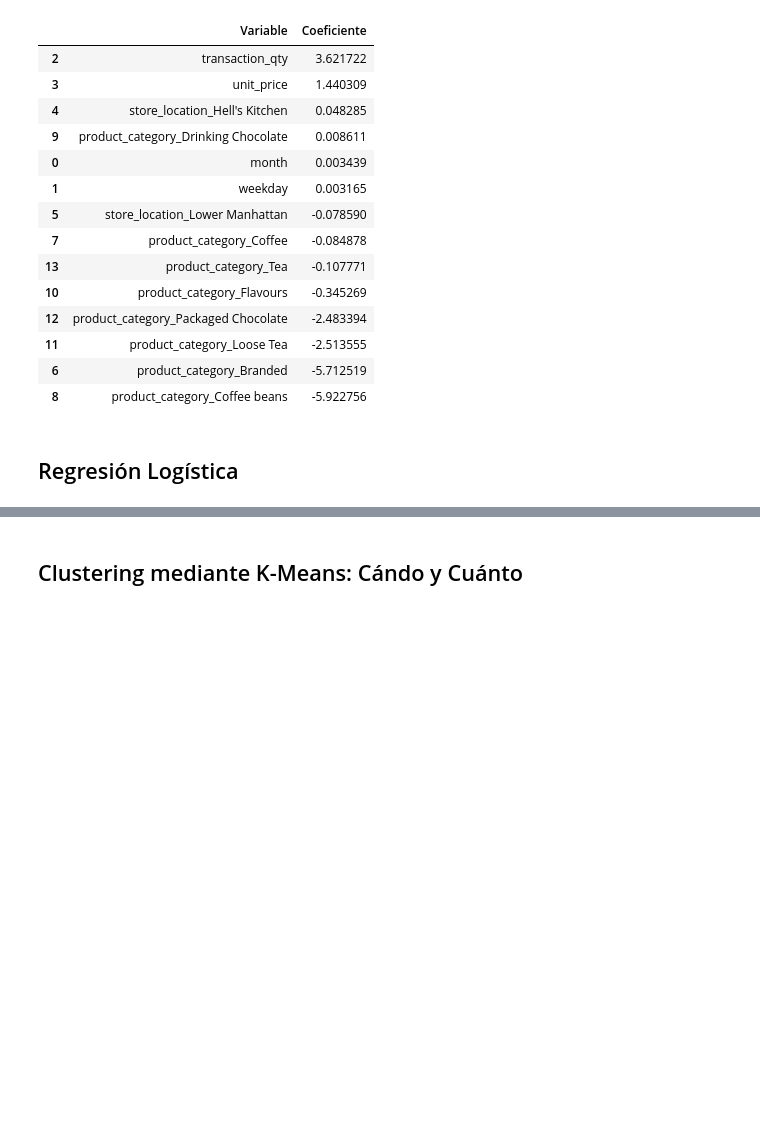
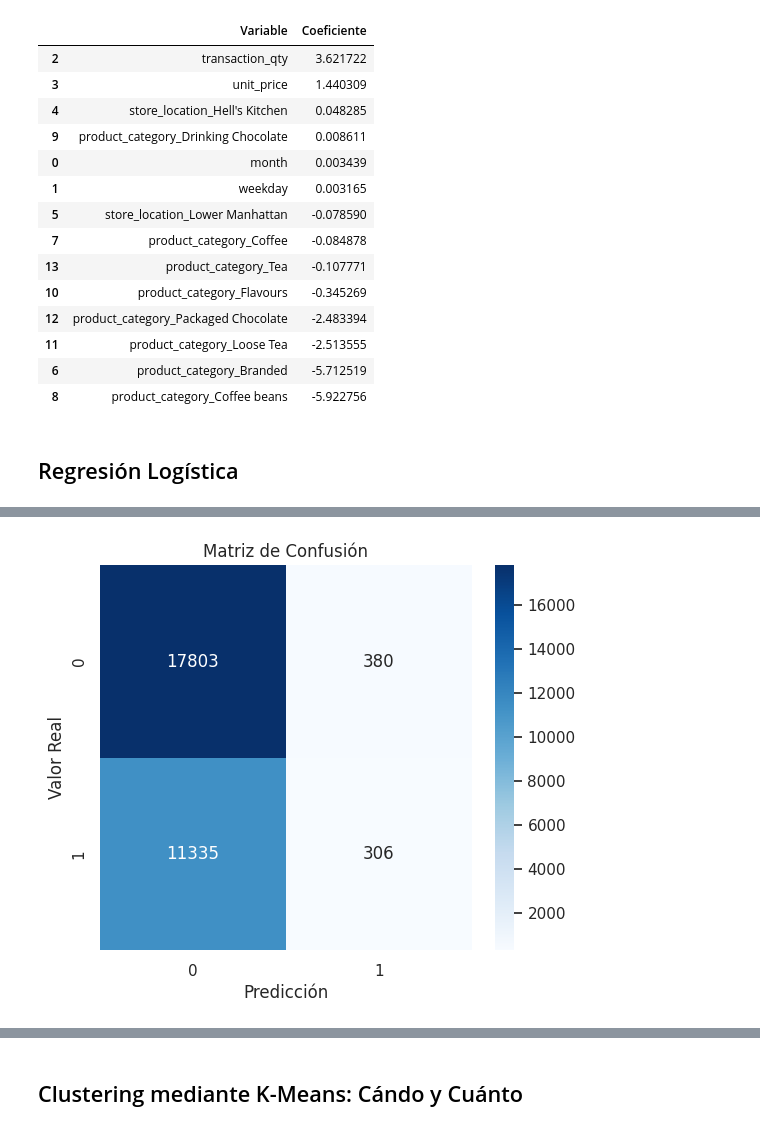
Before and after one commit to EliasHernandezBar/Proyecto-Final, a Jupyter notebook: Proyecto_Integrador.ipynb, the cells around one changed output, grey strips where cells are left out. Drawn from its saved outputs; the diff is of its cells as text; code cells hidden in the pictures; blank space fills up the shorter version.

```diff
--- a/Proyecto_Integrador.ipynb
+++ b/Proyecto_Integrador.ipynb
@@ -1907,0 +1761,13 @@ coef_df.sort_values(
+# %%
+#Entrenamiento del modelo
+
+from sklearn.linear_model import LogisticRegression
+
+model = LogisticRegression(
+    max_iter=1000
+)
+
+model.fit(
+    X_train,
+    y_train
+)
@@ -1907,0 +1776,4 @@ coef_df.sort_values(
+# %%
+#Predicciones
+
+y_pred = model.predict(X_test)
@@ -1907,0 +1810,35 @@ coef_df.sort_values(
+# %%
+#Matriz de difusión
+
+import seaborn as sns
+import matplotlib.pyplot as plt
+
+cm = confusion_matrix(
+    y_test,
+    y_pred
+)
+
+plt.figure(figsize=(6,5))
+
+sns.heatmap(
+    cm,
+    annot=True,
+    fmt="d",
+    cmap="Blues"
+)
+
+plt.title(
+    "Matriz de Confusión"
+)
+
+plt.xlabel(
+    "Predicción"
+)
+
+plt.ylabel(
+    "Valor Real"
+)
+
+plt.show()
+# %% [output]
+[figure, added]
```
Also changed, not shown: parts of 65 cells of this notebook.
